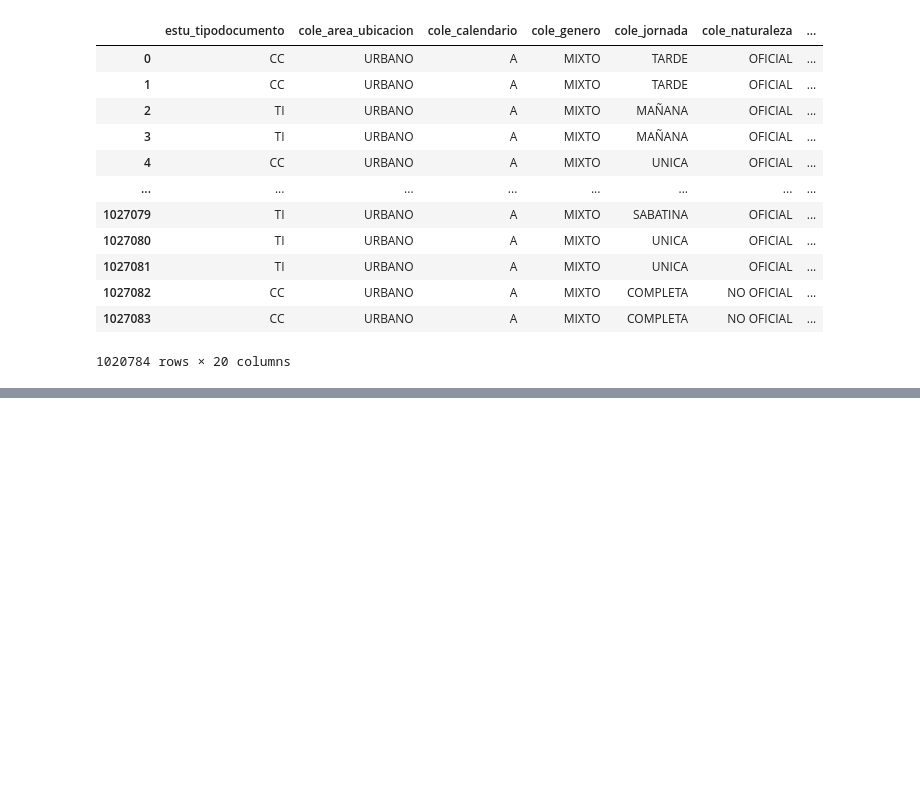
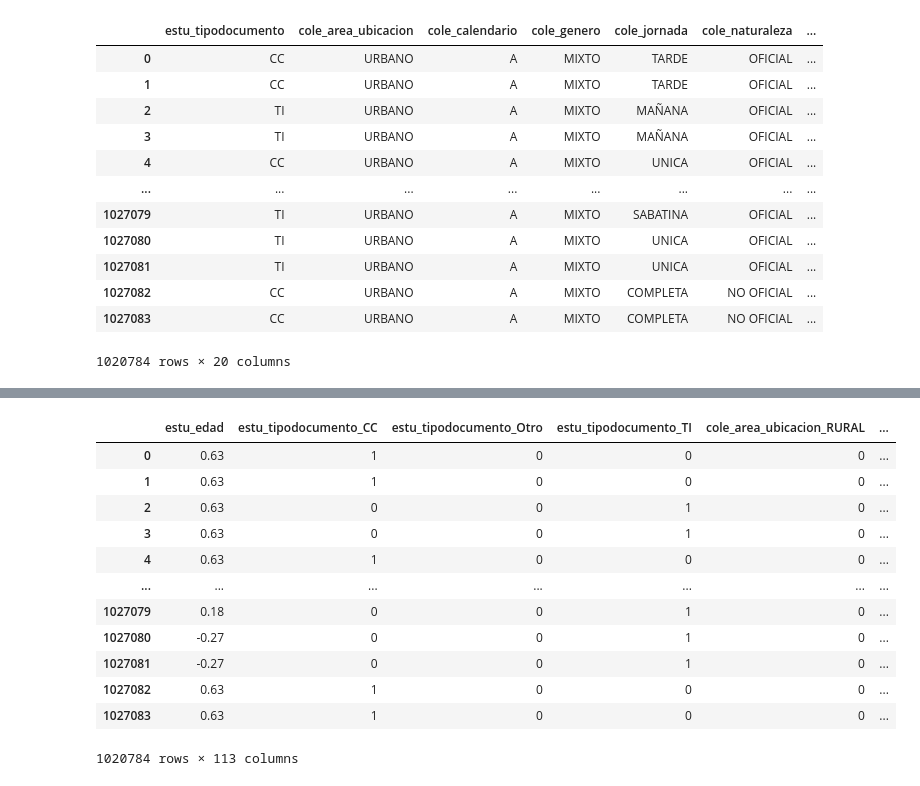
Before and after one commit to jczv24/Proyecto-2, a Jupyter notebook: fuentes_de_modelizacion.ipynb, the cells around one changed output, grey strips where cells are left out. Drawn from its saved outputs; the diff is of its cells as text; code cells hidden in the pictures; blank space fills up the shorter version.

Commit message:
Normalización, dummies, separación variable de interés

```diff
--- a/fuentes_de_modelizacion.ipynb
+++ b/fuentes_de_modelizacion.ipynb
@@ -290,0 +306,7 @@ datos_modelo
+# %%
+# Instanciar el scaler
+scaler = StandardScaler()
+
+# Escalar solo col1 y col2
+datos_modelo['estu_edad'] = scaler.fit_transform(datos_modelo[['estu_edad']])
+datos_modelo
@@ -290,0 +327,17 @@ datos_modelo
+# %%
+datos_modelo2 = pd.get_dummies(datos_modelo, drop_first = False, dtype = int)
+datos_modelo2
+# %% [output]
+|  | estu_edad | estu_tipodocumento_CC | estu_tipodocumento_Otro | estu_tipodocumento_TI | cole_area_ubicacion_RURAL | ... |
+| 0 | 0.63 | 1 | 0 | 0 | 0 | ... |
+| 1 | 0.63 | 1 | 0 | 0 | 0 | ... |
+| 2 | 0.63 | 0 | 0 | 1 | 0 | ... |
+| 3 | 0.63 | 0 | 0 | 1 | 0 | ... |
+| 4 | 0.63 | 1 | 0 | 0 | 0 | ... |
+| ... | ... | ... | ... | ... | ... | ... |
+| 1027079 | 0.18 | 0 | 0 | 1 | 0 | ... |
+| 1027080 | -0.27 | 0 | 0 | 1 | 0 | ... |
+| 1027081 | -0.27 | 0 | 0 | 1 | 0 | ... |
+| 1027082 | 0.63 | 1 | 0 | 0 | 0 | ... |
+| 1027083 | 0.63 | 1 | 0 | 0 | 0 | ... |
+1020784 rows × 113 columns
```
Also changed, not shown: parts of 5 cells of this notebook.
